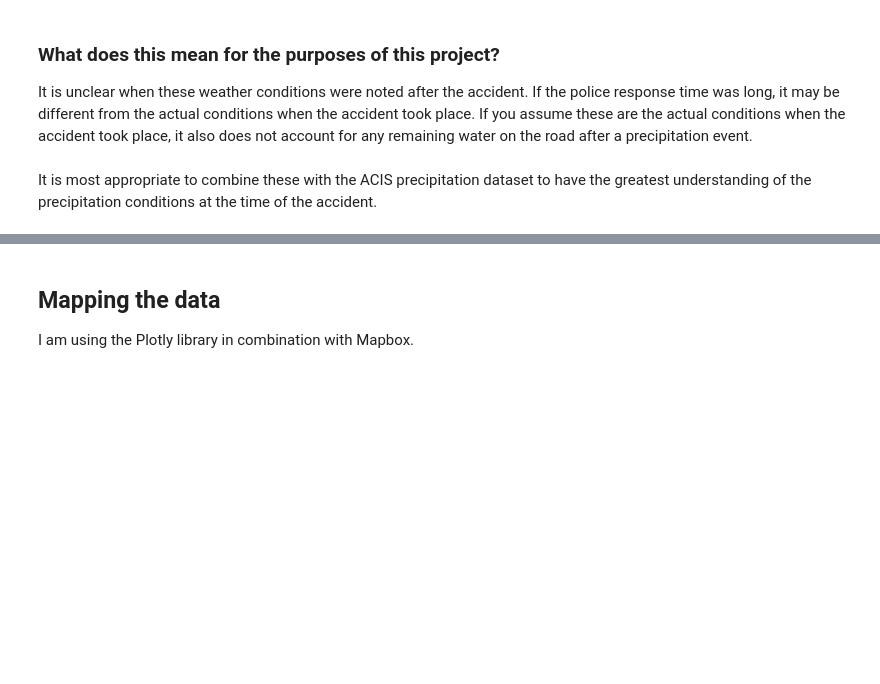
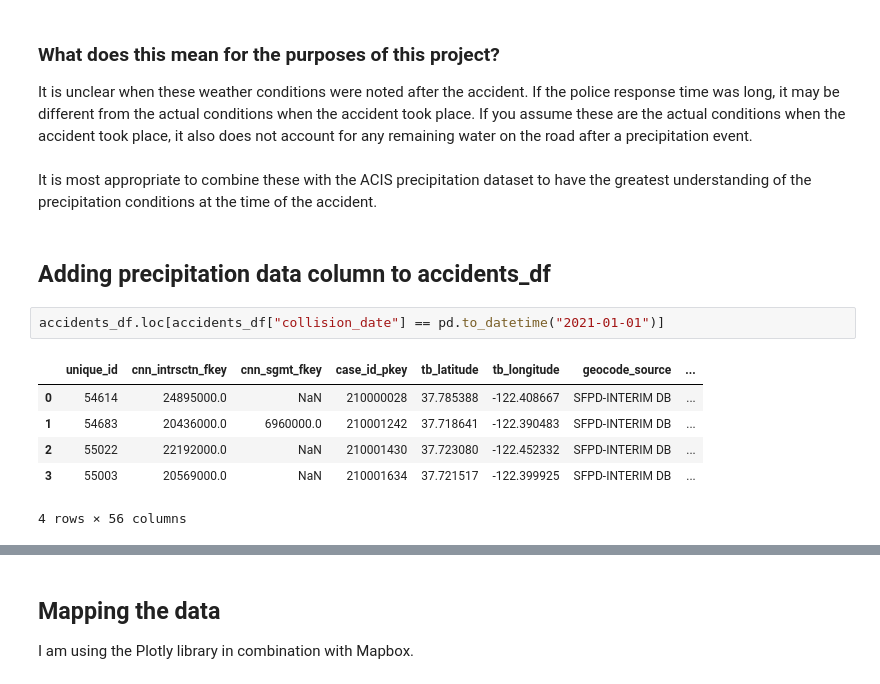
Before and after one commit to miguel-peralta/spring-2024-vip, a Jupyter notebook: stage1/stage1.ipynb, the cells around one changed output, grey strips where cells are left out. Drawn from its saved outputs; the diff is of its cells as text; blank space fills up the shorter version.

```diff
--- a/stage1/stage1.ipynb
+++ b/stage1/stage1.ipynb
@@ -151,3 +182,14 @@ accidents_df.loc[:,"weather_1":"weather_2"].head(20)
 ### What does this mean for the purposes of this project?
 It is unclear when these weather conditions were noted after the accident. If the police response time was long, it may be different from the actual conditions when the accident took place. If you assume these are the actual conditions when the accident took place, it also does not account for any remaining water on the road after a precipitation event. <br><br>
 It is most appropriate to combine these with the ACIS precipitation dataset to have the greatest understanding of the precipitation conditions at the time of the accident.
+# %% [markdown]
+## Adding precipitation data column to accidents_df
+# %%
+accidents_df.loc[accidents_df["collision_date"] == pd.to_datetime("2021-01-01")]
+# %% [output]
+|  | unique_id | cnn_intrsctn_fkey | cnn_sgmt_fkey | case_id_pkey | tb_latitude | tb_longitude | geocode_source | ... |
+| 0 | 54614 | 24895000.0 | NaN | 210000028 | 37.785388 | -122.408667 | SFPD-INTERIM DB | ... |
+| 1 | 54683 | 20436000.0 | 6960000.0 | 210001242 | 37.718641 | -122.390483 | SFPD-INTERIM DB | ... |
+| 2 | 55022 | 22192000.0 | NaN | 210001430 | 37.723080 | -122.452332 | SFPD-INTERIM DB | ... |
+| 3 | 55003 | 20569000.0 | NaN | 210001634 | 37.721517 | -122.399925 | SFPD-INTERIM DB | ... |
+4 rows × 56 columns
```
Also changed, not shown: parts of 6 cells of this notebook.
